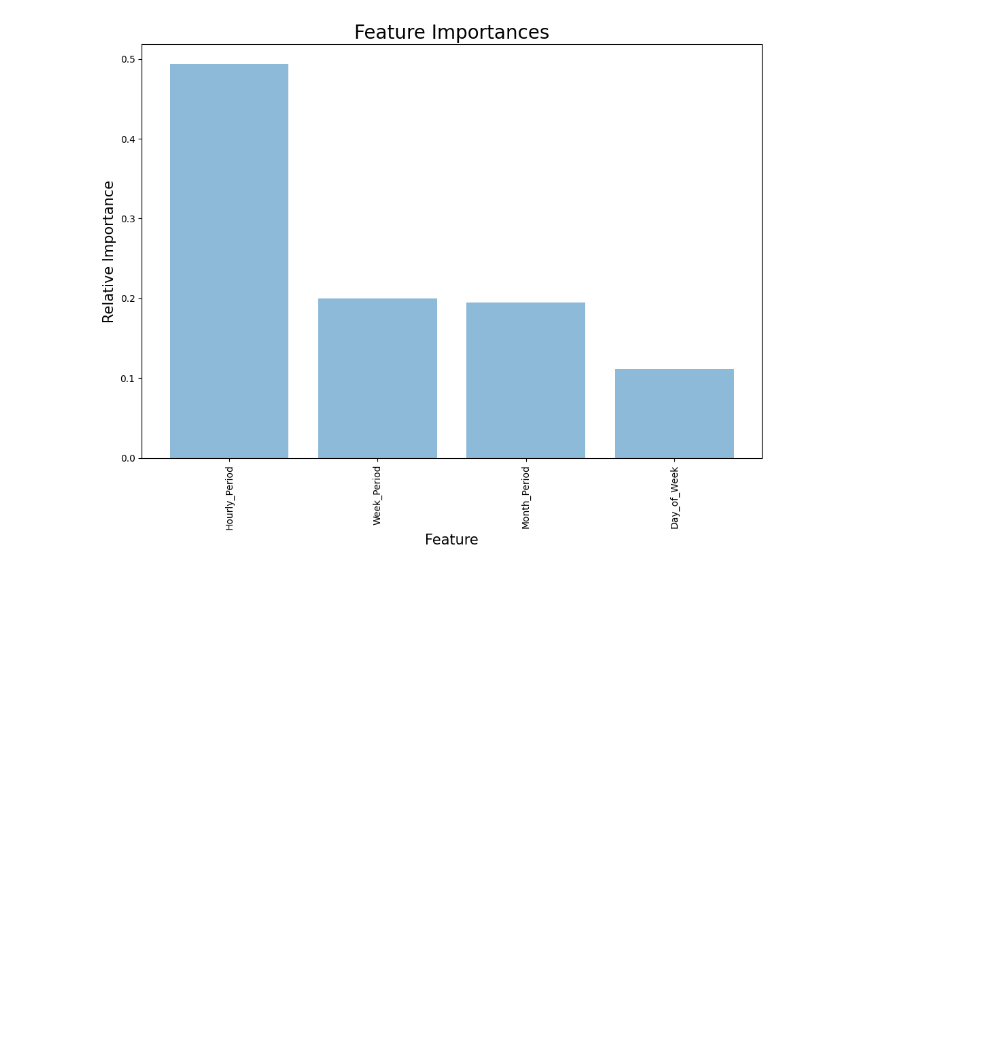
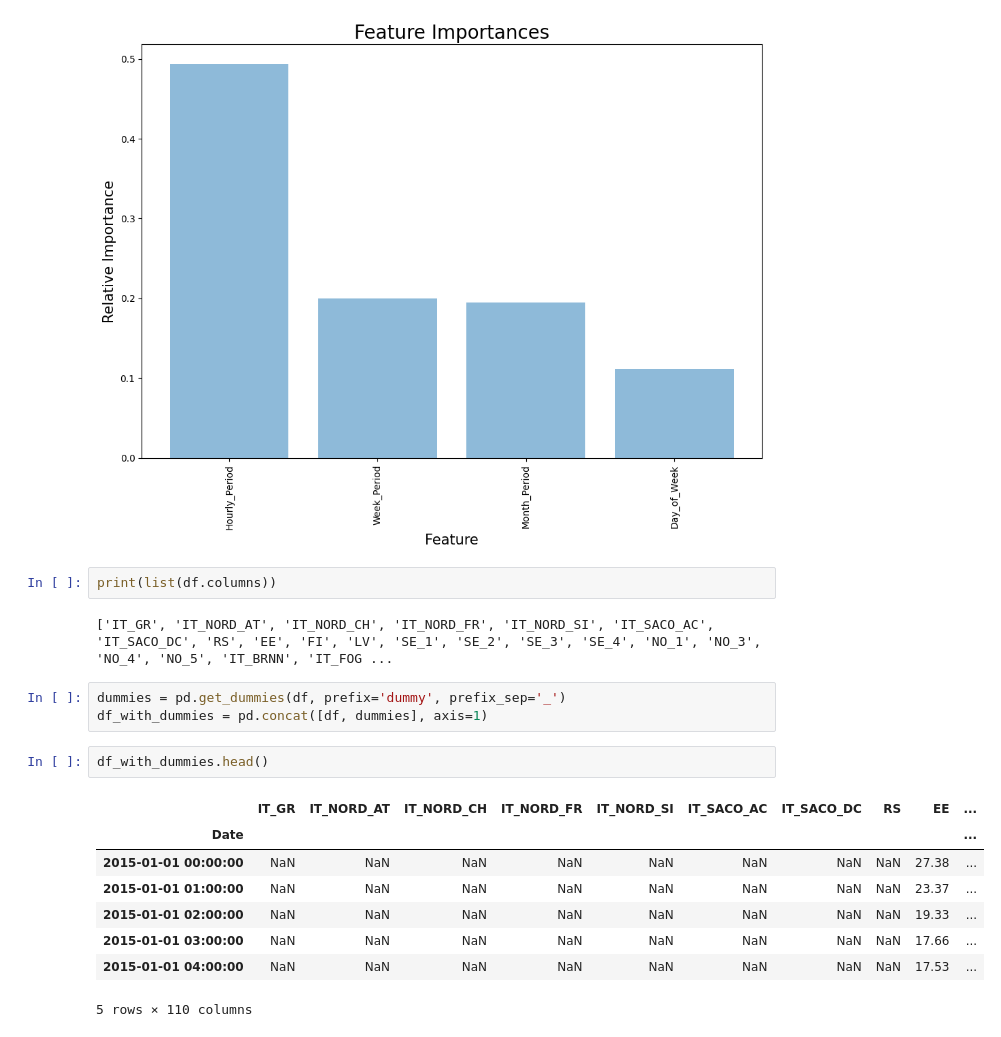
Before and after one commit to hertiemlteam/machine_learning, a Jupyter notebook: machine_learning_energy_forest.ipynb, the cells around one changed output. Cells and saved outputs as stored; diff of their text form; blank space fills up the shorter version.

```diff
--- a/machine_learning_energy_forest.ipynb
+++ b/machine_learning_energy_forest.ipynb
@@ -300,3 +288,21 @@ plt.tight_layout()  # Adjusts the plot to ensure everything fits without overlap
 plt.show()
 # %% [output]
 [figure]
+# %%
+print(list(df.columns))
+# %% [output]
+['IT_GR', 'IT_NORD_AT', 'IT_NORD_CH', 'IT_NORD_FR', 'IT_NORD_SI', 'IT_SACO_AC', 'IT_SACO_DC', 'RS', 'EE', 'FI', 'LV', 'SE_1', 'SE_2', 'SE_3', 'SE_4', 'NO_1', 'NO_3', 'NO_4', 'NO_5', 'IT_BRNN', 'IT_FOG ...
+# %%
+dummies = pd.get_dummies(df, prefix='dummy', prefix_sep='_')
+df_with_dummies = pd.concat([df, dummies], axis=1)
+# %%
+df_with_dummies.head()
+# %% [output]
+|  | IT_GR | IT_NORD_AT | IT_NORD_CH | IT_NORD_FR | IT_NORD_SI | IT_SACO_AC | IT_SACO_DC | RS | EE | ... |
+| Date |  |  |  |  |  |  |  |  |  | ... |
+| 2015-01-01 00:00:00 | NaN | NaN | NaN | NaN | NaN | NaN | NaN | NaN | 27.38 | ... |
+| 2015-01-01 01:00:00 | NaN | NaN | NaN | NaN | NaN | NaN | NaN | NaN | 23.37 | ... |
+| 2015-01-01 02:00:00 | NaN | NaN | NaN | NaN | NaN | NaN | NaN | NaN | 19.33 | ... |
+| 2015-01-01 03:00:00 | NaN | NaN | NaN | NaN | NaN | NaN | NaN | NaN | 17.66 | ... |
+| 2015-01-01 04:00:00 | NaN | NaN | NaN | NaN | NaN | NaN | NaN | NaN | 17.53 | ... |
+5 rows × 110 columns
```
Also changed, not shown: parts of 4 cells of this notebook.
